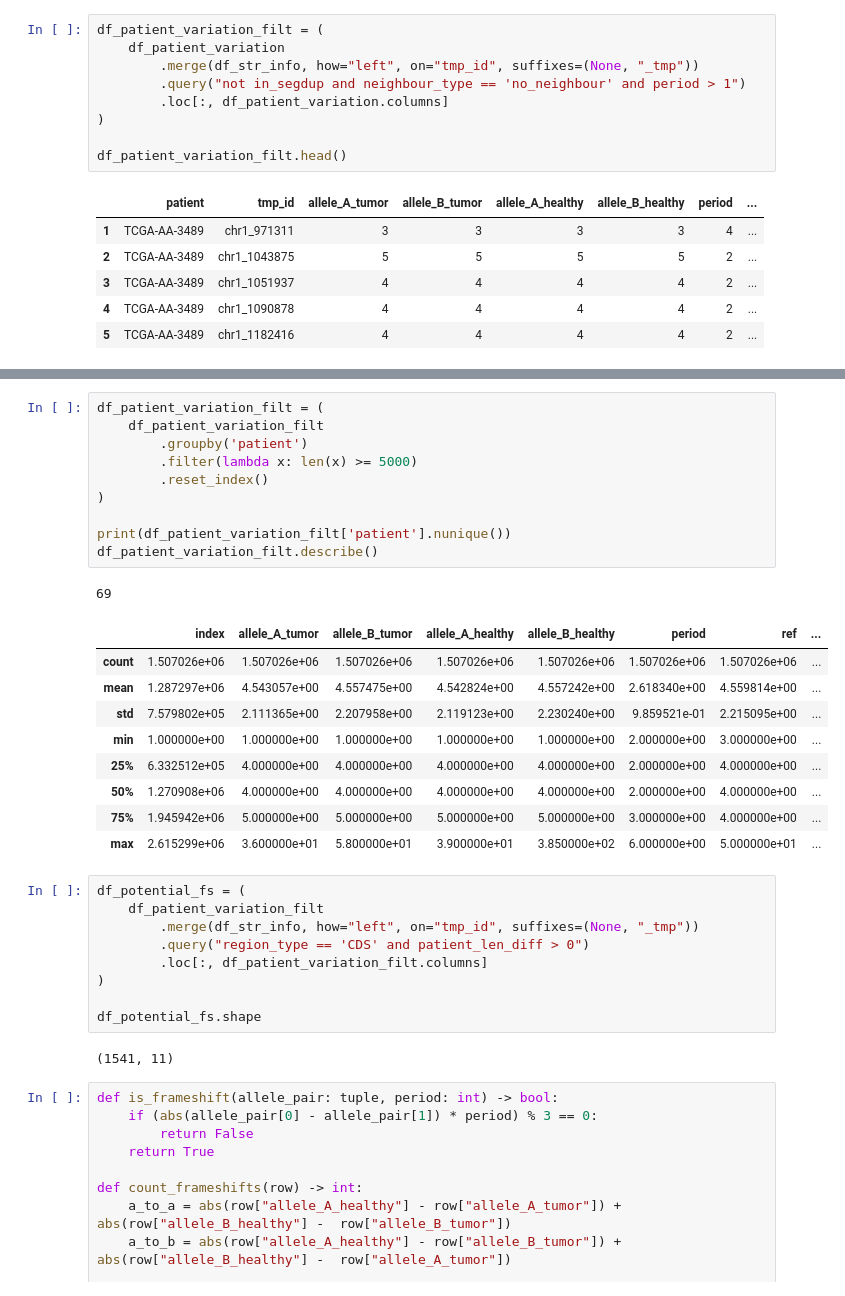
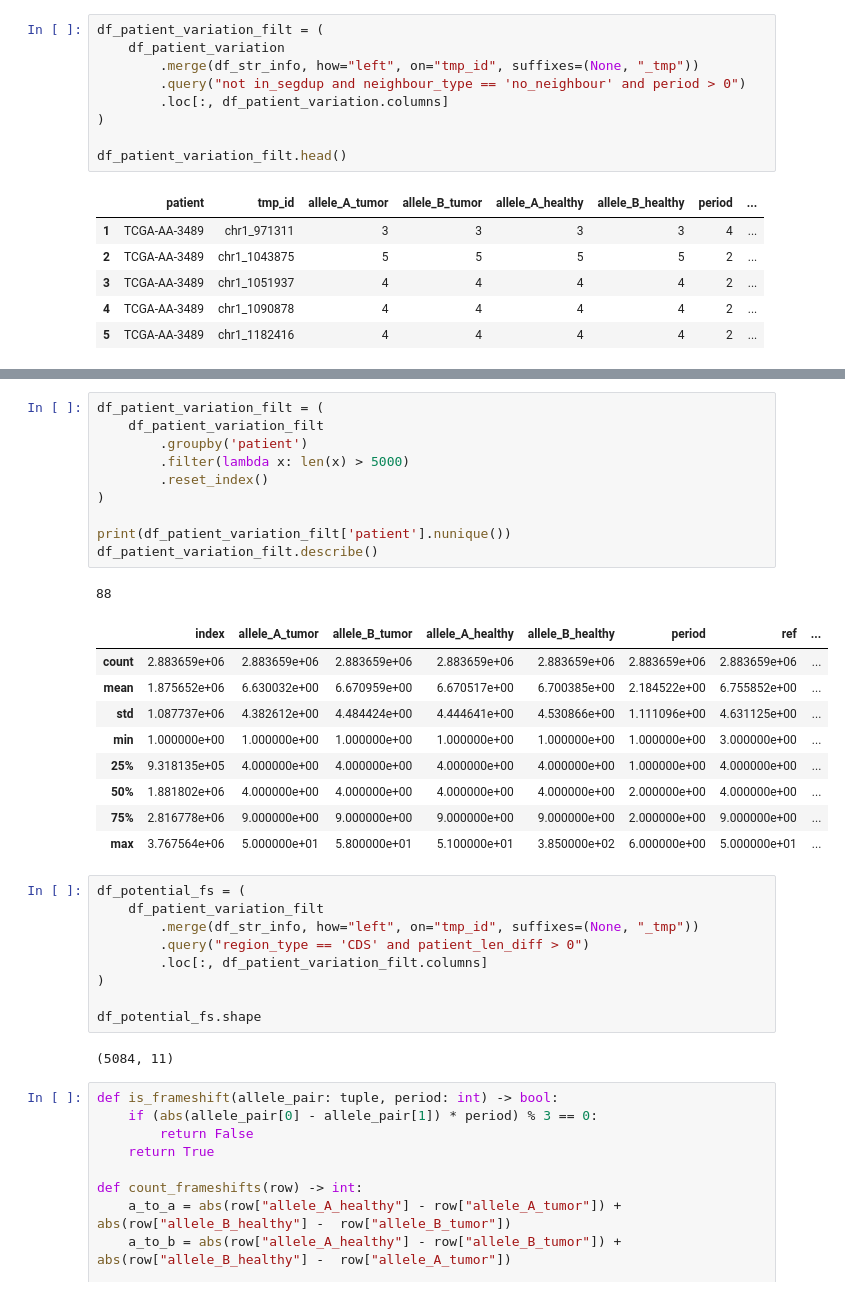
Before and after one commit to maverbiest/genotype_strs, a Jupyter notebook: scripts/analyse_variation/find_frameshifts.ipynb, the cells around one changed output, grey strips where cells are left out. Saved outputs shown, nothing was run; the diff lists cells and outputs as text.

```diff
--- a/scripts/analyse_variation/find_frameshifts.ipynb
+++ b/scripts/analyse_variation/find_frameshifts.ipynb
@@ -41,7 +46,7 @@ df_patient_variation[df_patient_variation["patient_len_diff"] > 0].head()
 df_patient_variation_filt = (
     df_patient_variation
         .merge(df_str_info, how="left", on="tmp_id", suffixes=(None, "_tmp"))
-        .query("not in_segdup and neighbour_type == 'no_neighbour' and period > 1")
+        .query("not in_segdup and neighbour_type == 'no_neighbour' and period > 0")
         .loc[:, df_patient_variation.columns]
 )
 
@@ -83,24 +89,24 @@ plt.show()
 # %%
 df_patient_variation_filt = (
     df_patient_variation_filt
         .groupby('patient')
-        .filter(lambda x: len(x) >= 5000)
+        .filter(lambda x: len(x) > 5000)
         .reset_index()
 )
 
 print(df_patient_variation_filt['patient'].nunique())
 df_patient_variation_filt.describe()
 # %% [output]
-69
+88
 |  | index | allele_A_tumor | allele_B_tumor | allele_A_healthy | allele_B_healthy | period | ref | ... |
-| count | 1.507026e+06 | 1.507026e+06 | 1.507026e+06 | 1.507026e+06 | 1.507026e+06 | 1.507026e+06 | 1.507026e+06 | ... |
-| mean | 1.287297e+06 | 4.543057e+00 | 4.557475e+00 | 4.542824e+00 | 4.557242e+00 | 2.618340e+00 | 4.559814e+00 | ... |
-| std | 7.579802e+05 | 2.111365e+00 | 2.207958e+00 | 2.119123e+00 | 2.230240e+00 | 9.859521e-01 | 2.215095e+00 | ... |
-| min | 1.000000e+00 | 1.000000e+00 | 1.000000e+00 | 1.000000e+00 | 1.000000e+00 | 2.000000e+00 | 3.000000e+00 | ... |
-| 25% | 6.332512e+05 | 4.000000e+00 | 4.000000e+00 | 4.000000e+00 | 4.000000e+00 | 2.000000e+00 | 4.000000e+00 | ... |
-| 50% | 1.270908e+06 | 4.000000e+00 | 4.000000e+00 | 4.000000e+00 | 4.000000e+00 | 2.000000e+00 | 4.000000e+00 | ... |
-| 75% | 1.945942e+06 | 5.000000e+00 | 5.000000e+00 | 5.000000e+00 | 5.000000e+00 | 3.000000e+00 | 4.000000e+00 | ... |
-| max | 2.615299e+06 | 3.600000e+01 | 5.800000e+01 | 3.900000e+01 | 3.850000e+02 | 6.000000e+00 | 5.000000e+01 | ... |
+| count | 2.883659e+06 | 2.883659e+06 | 2.883659e+06 | 2.883659e+06 | 2.883659e+06 | 2.883659e+06 | 2.883659e+06 | ... |
+| mean | 1.875652e+06 | 6.630032e+00 | 6.670959e+00 | 6.670517e+00 | 6.700385e+00 | 2.184522e+00 | 6.755852e+00 | ... |
+| std | 1.087737e+06 | 4.382612e+00 | 4.484424e+00 | 4.444641e+00 | 4.530866e+00 | 1.111096e+00 | 4.631125e+00 | ... |
+| min | 1.000000e+00 | 1.000000e+00 | 1.000000e+00 | 1.000000e+00 | 1.000000e+00 | 1.000000e+00 | 3.000000e+00 | ... |
+| 25% | 9.318135e+05 | 4.000000e+00 | 4.000000e+00 | 4.000000e+00 | 4.000000e+00 | 1.000000e+00 | 4.000000e+00 | ... |
+| 50% | 1.881802e+06 | 4.000000e+00 | 4.000000e+00 | 4.000000e+00 | 4.000000e+00 | 2.000000e+00 | 4.000000e+00 | ... |
+| 75% | 2.816778e+06 | 9.000000e+00 | 9.000000e+00 | 9.000000e+00 | 9.000000e+00 | 2.000000e+00 | 9.000000e+00 | ... |
+| max | 3.767564e+06 | 5.000000e+01 | 5.800000e+01 | 5.100000e+01 | 3.850000e+02 | 6.000000e+00 | 5.000000e+01 | ... |
 # %%
 df_potential_fs = (
     df_patient_variation_filt
@@ -111,7 +117,7 @@ df_potential_fs = (
 
 df_potential_fs.shape
 # %% [output]
-(1541, 11)
+(5084, 11)
 # %%
 def is_frameshift(allele_pair: tuple, period: int) -> bool:
     if (abs(allele_pair[0] - allele_pair[1]) * period) % 3 == 0:
```
Also changed, not shown: parts of 15 cells of this notebook, 2 other files.
